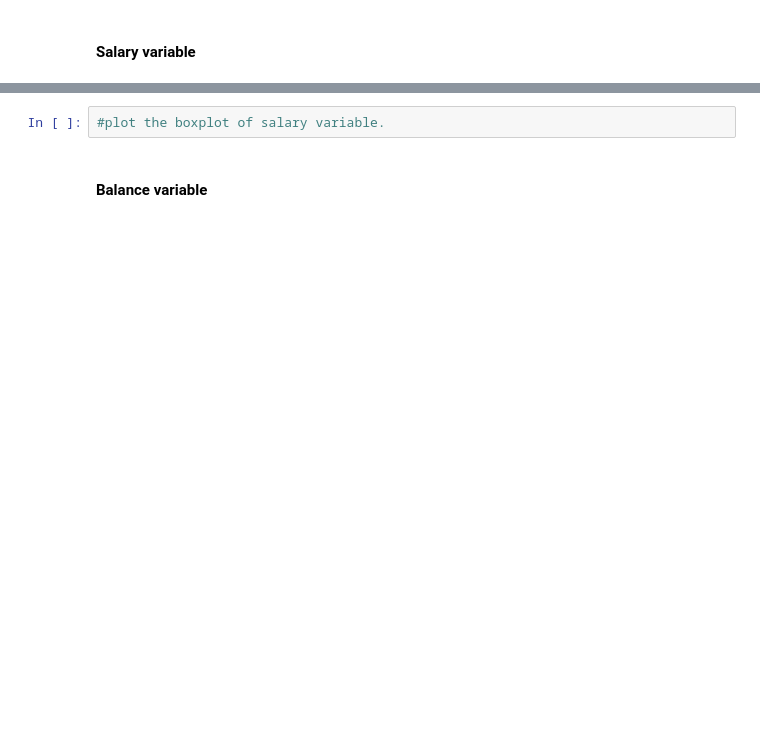
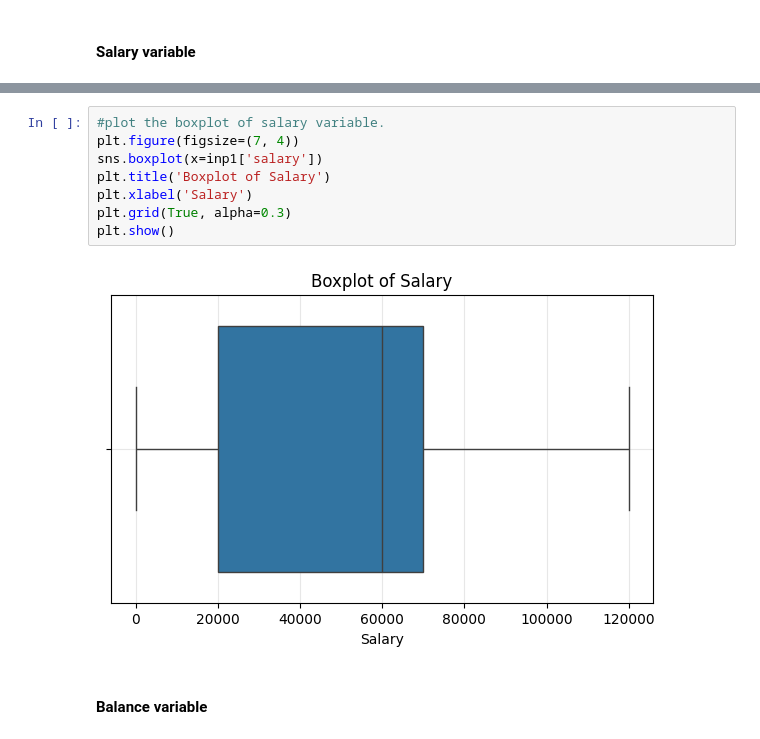
Before and after one commit to wtfabhishek9/data-science-2025, a Jupyter notebook: Exploratory data analysis/7. Bank Marketing Campaign_EDA-blank notebook.ipynb, the cells around one changed output, grey strips where cells are left out. Cells and saved outputs as stored; diff of their text form; blank space fills up the shorter version.

```diff
--- a/Exploratory data analysis/7. Bank Marketing Campaign_EDA-blank notebook.ipynb
+++ b/Exploratory data analysis/7. Bank Marketing Campaign_EDA-blank notebook.ipynb
@@ -391,5 +592,13 @@ Major approaches to the treat outliers:
-# %%
-#plot the boxplot of salary variable.
+# %%
+#plot the boxplot of salary variable.
+plt.figure(figsize=(7, 4))
+sns.boxplot(x=inp1['salary'])
+plt.title('Boxplot of Salary')
+plt.xlabel('Salary')
+plt.grid(True, alpha=0.3)
+plt.show()
+# %% [output]
+[figure, added]
 # %% [markdown]
 #### Balance variable
 # %%
```
Also changed, not shown: parts of 98 cells of this notebook, 2 other files.
